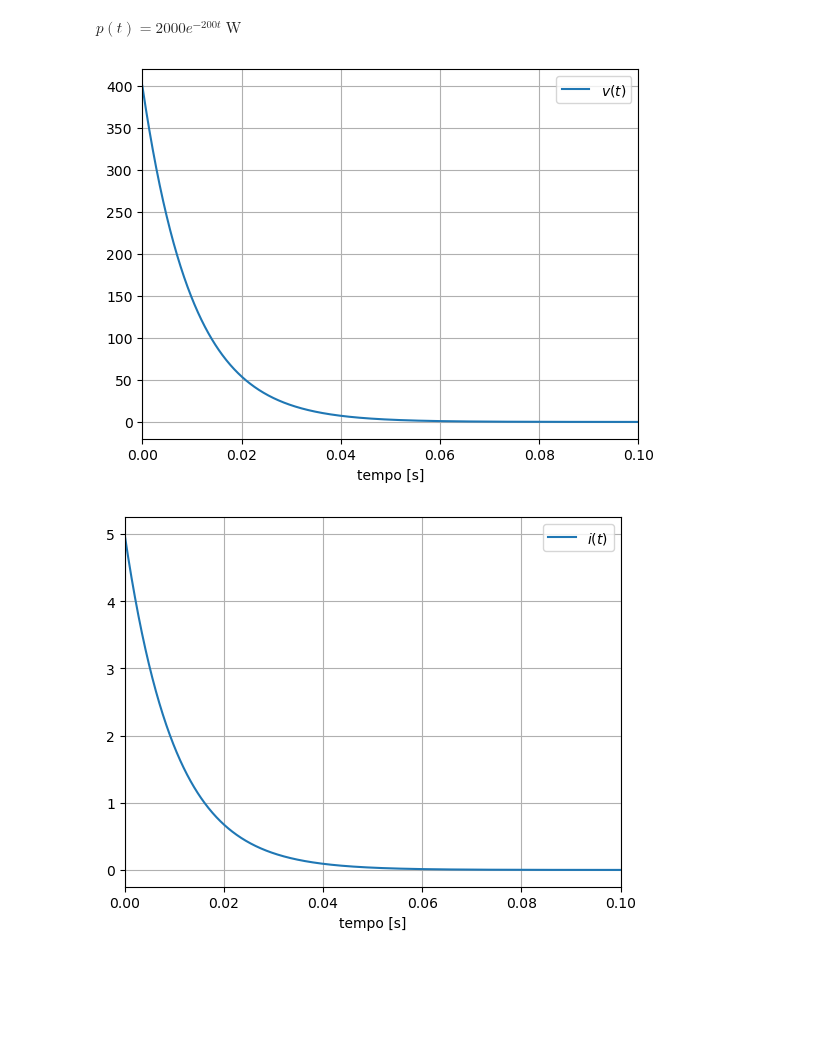
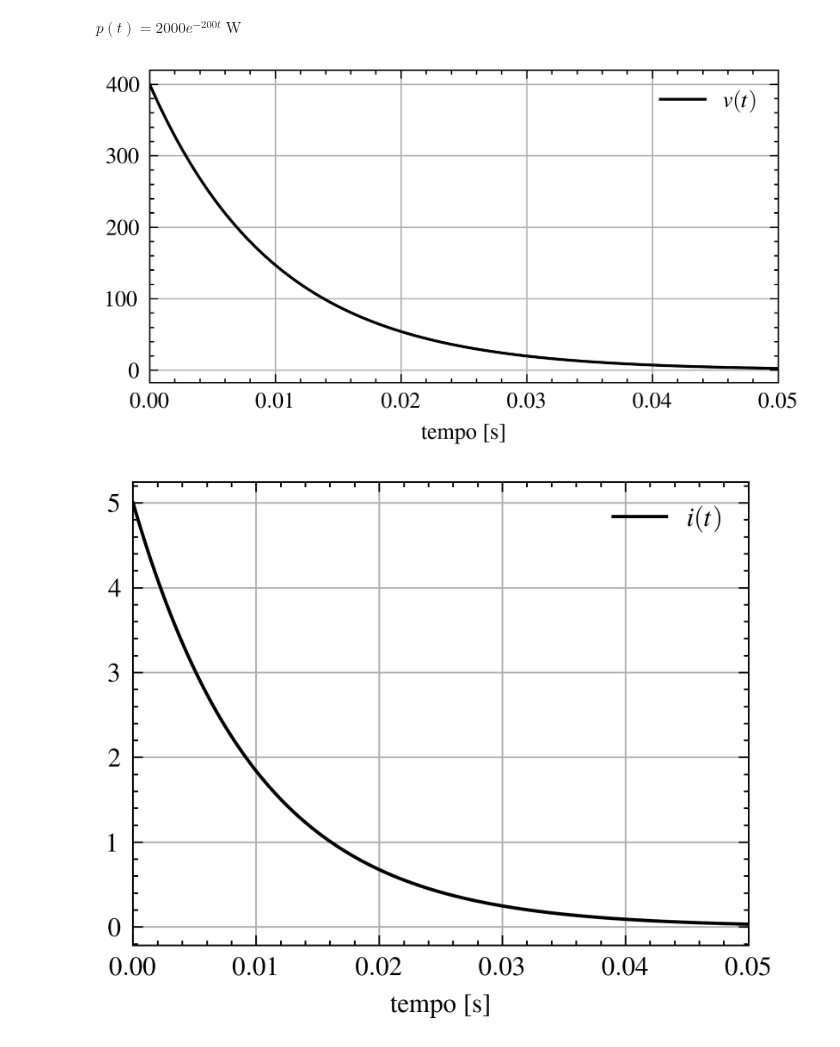
Before and after one commit to edsonportosilva/ElectricCircuits, a Jupyter notebook: Jupyter notebooks/Aulas/Aula 1.ipynb, the cells around one changed output. Drawn from its saved outputs; the diff is of its cells as text; code cells hidden in the pictures; blank space fills up the shorter version.

```diff
--- a/Jupyter notebooks/Aulas/Aula 1.ipynb
+++ b/Jupyter notebooks/Aulas/Aula 1.ipynb
@@ -9,6 +9,10 @@ import sympy as sp
 import numpy as np
 from circuit.utils import symdisp, symplot
 from IPython.display import Math, Latex, display
+import matplotlib.pyplot as plt
+import scienceplots
+
+plt.style.use(['science','ieee'])
 # %%
 # definindo variável tempo
 t = sp.symbols('t', real=True)
@@ -26,15 +30,15 @@ $\displaystyle i(t) = 5 e^{- 100 t}\;\mathrm{A}$
 $\displaystyle v(t) = 400 e^{- 100 t}\;\mathrm{V}$
 $\displaystyle p(t) = 2000 e^{- 200 t}\;\mathrm{W}$
 # %%
-intervalo = np.linspace(0, 0.1, 1000)
+intervalo = np.linspace(0, 0.05, 1000)
 
-symplot(t, v, intervalo, funLabel='$v(t)$')
+symplot(t, v, intervalo, funLabel='$v(t)$', figsize=(4,2))
 # %% [output]
-[figure, old version]
+[figure, new version]
 # %%
 symplot(t, i, intervalo, funLabel='$i(t)$')
 # %% [output]
-[figure, old version]
+[figure, new version]
 # %%
 symplot(t, p, intervalo, funLabel='$p(t)$')
 # %% [output]
```
Also changed, not shown: parts of 2 cells of this notebook.
